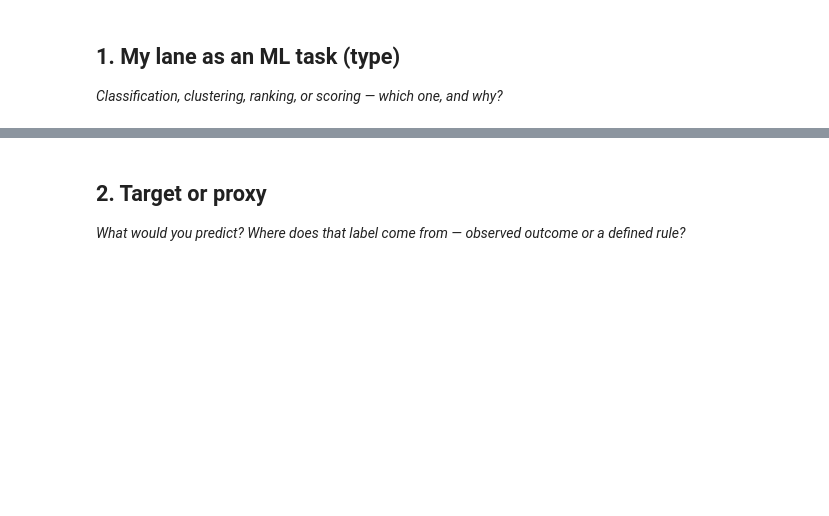
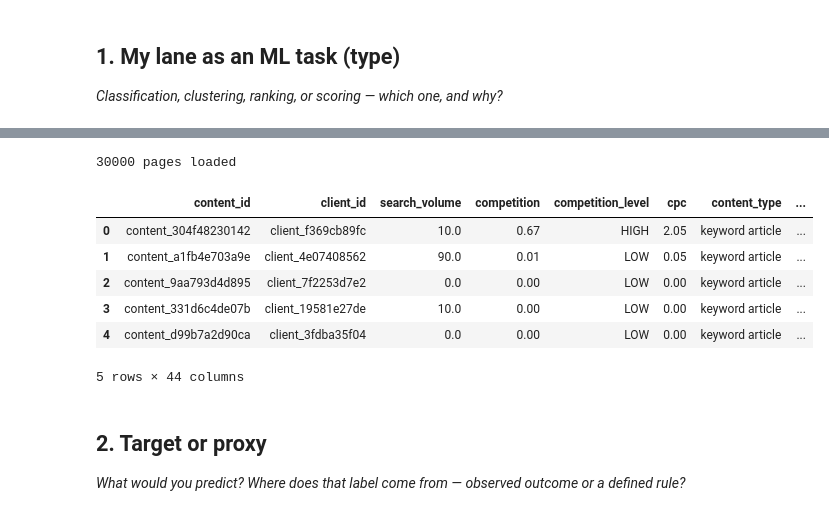
Before and after one commit to zainkhan-dev/flyrank-ml-internship-week1, a Jupyter notebook: work/notebooks/w02_ml_task_framing.ipynb, the cells around one changed output, grey strips where cells are left out. Cells and saved outputs as stored; diff of their text form; code cells hidden in the pictures; blank space fills up the shorter version.

```diff
--- a/work/notebooks/w02_ml_task_framing.ipynb
+++ b/work/notebooks/w02_ml_task_framing.ipynb
@@ -16,3 +24,30 @@ This skeleton is yours to fill. Work the sections **in order** — each one has
+# %%
+import os, sys, subprocess
+IN_COLAB = "google.colab" in sys.modules
+REPO_URL = "https://github.com/flyrank-bih/flyrank-ml-internship-starter"
+REPO_DIR = "flyrank-ml-internship-starter"
+if IN_COLAB:
+    if not os.path.isdir(REPO_DIR):
+        subprocess.run(["git", "clone", "--depth", "1", REPO_URL, REPO_DIR], check=True)
+    os.chdir(REPO_DIR)
+    subprocess.run([sys.executable, "-m", "pip", "install", "-q", "-r", "requirements.txt"], check=True)
+elif os.path.basename(os.getcwd()) == "notebooks":
+    os.chdir("..")
+
+import pandas as pd, numpy as np
+
+df = pd.read_csv("data/raw/content_refresh_anonymized.csv")
+print(df.shape[0], "pages loaded")
+df.head()
+# %% [output]
+30000 pages loaded
+|  | content_id | client_id | search_volume | competition | competition_level | cpc | content_type | ... |
+| 0 | content_304f48230142 | client_f369cb89fc | 10.0 | 0.67 | HIGH | 2.05 | keyword article | ... |
+| 1 | content_a1fb4e703a9e | client_4e07408562 | 90.0 | 0.01 | LOW | 0.05 | keyword article | ... |
+| 2 | content_9aa793d4d895 | client_7f2253d7e2 | 0.0 | 0.00 | LOW | 0.00 | keyword article | ... |
+| 3 | content_331d6c4de07b | client_19581e27de | 10.0 | 0.00 | LOW | 0.00 | keyword article | ... |
+| 4 | content_d99b7a2d90ca | client_3fdba35f04 | 0.0 | 0.00 | LOW | 0.00 | keyword article | ... |
+5 rows × 44 columns
 # %% [markdown]
 ## 2. Target or proxy
 
```
Also changed, not shown: parts of 14 cells of this notebook.
